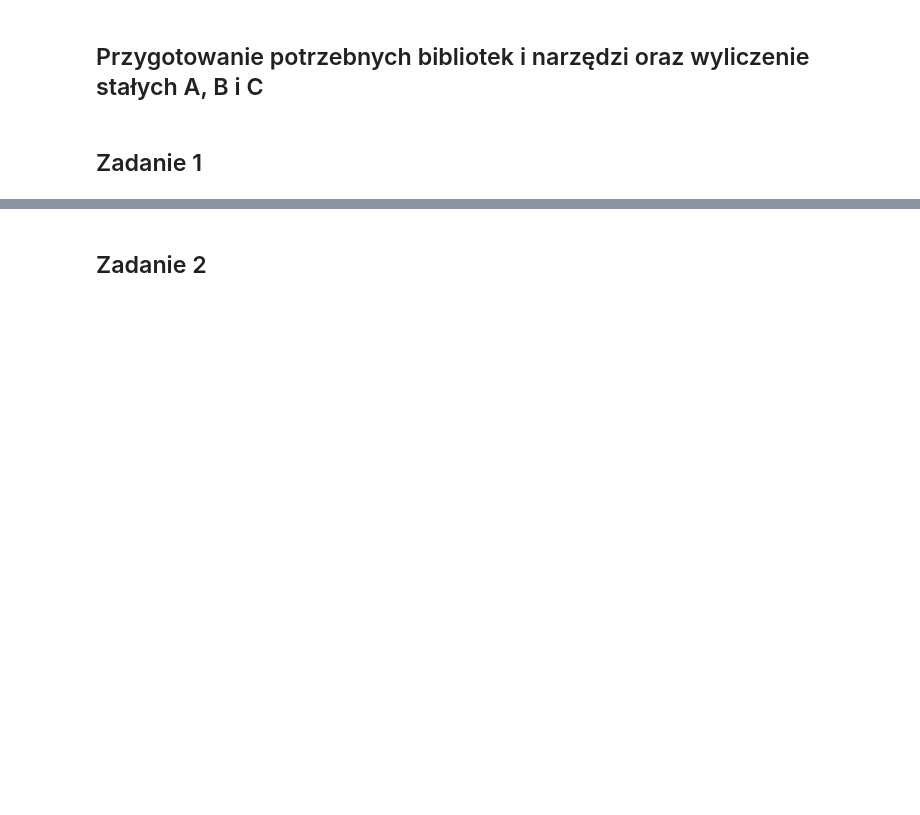
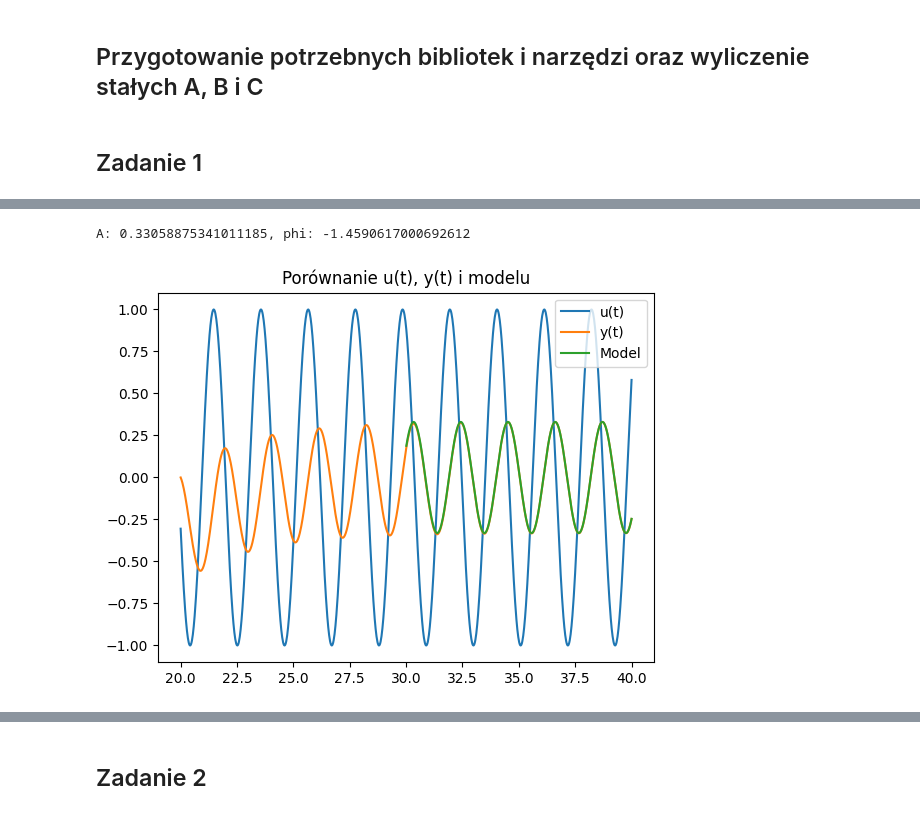
Before and after one commit to iwonieevo/TR-Projekt, a Jupyter notebook: proj_2.ipynb, the cells around one changed output, grey strips where cells are left out. Drawn from its saved outputs; the diff is of its cells as text; code cells hidden in the pictures; blank space fills up the shorter version.

```diff
--- a/proj_2.ipynb
+++ b/proj_2.ipynb
@@ -23,0 +52,28 @@ C = A + B
+# %%
+omega_0 = 3
+
+t_in = np.linspace(20, 40, 1000)
+u_in = np.sin(omega_0 * t_in)
+t_out, y_out = ctrl.forced_response(g, T=t_in, U=u_in)
+
+t_stablized = t_out[int(0.5*len(t_in)):]
+y_stablized = y_out[int(0.5*len(t_in)):]
+
+def sin_model(t, A, phi):
+    return A * np.sin(omega_0 * t + phi)
+
+params, _ = curve_fit(sin_model, t_stablized, y_stablized, p0=[1, 0])
+A, phi = params
+print(f"A: {A}, phi: {phi}")
+y_model = sin_model(t_stablized, A, phi)
+
+fig2, ax2 = plt.subplots()
+ax2.set_title('Porównanie u(t), y(t) i modelu')
+ax2.plot(t_in, u_in, label="u(t)")
+ax2.plot(t_out, y_out, label="y(t)")
+ax2.plot(t_stablized, y_model, label="Model")
+ax2.legend()
+plt.show()
+# %% [output]
+A: 0.33058875341011185, phi: -1.4590617000692612
+[figure, added]
```
Also changed, not shown: parts of 9 cells of this notebook.
